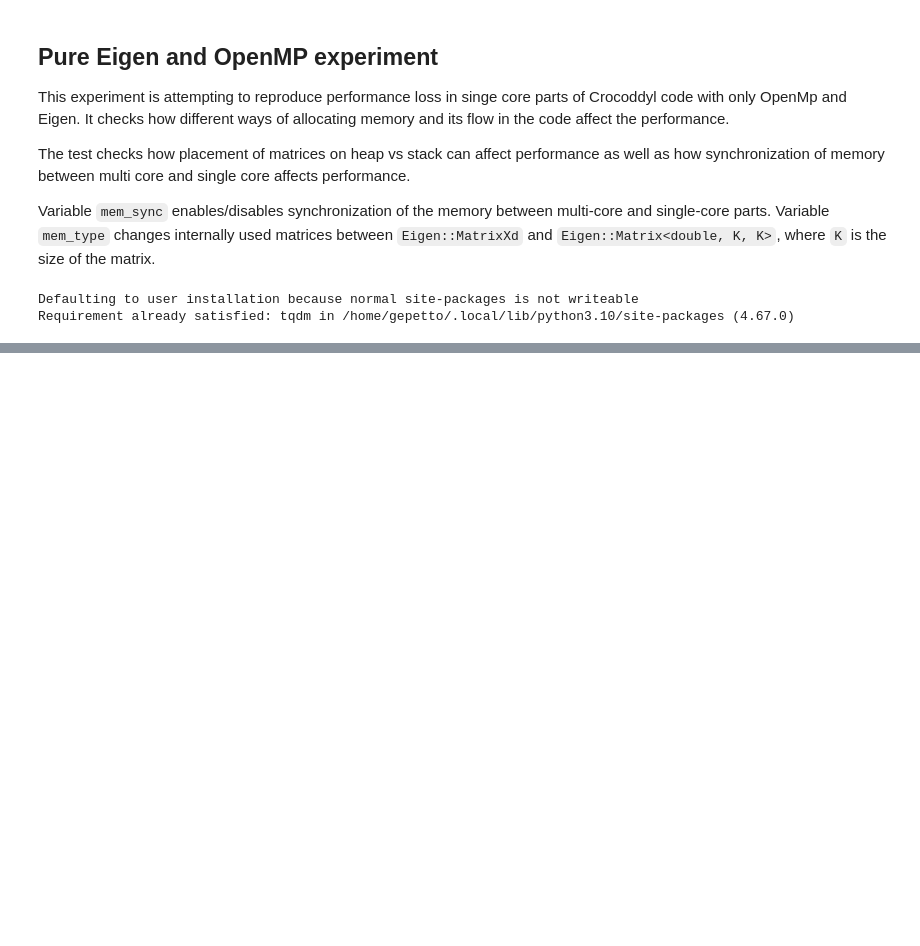
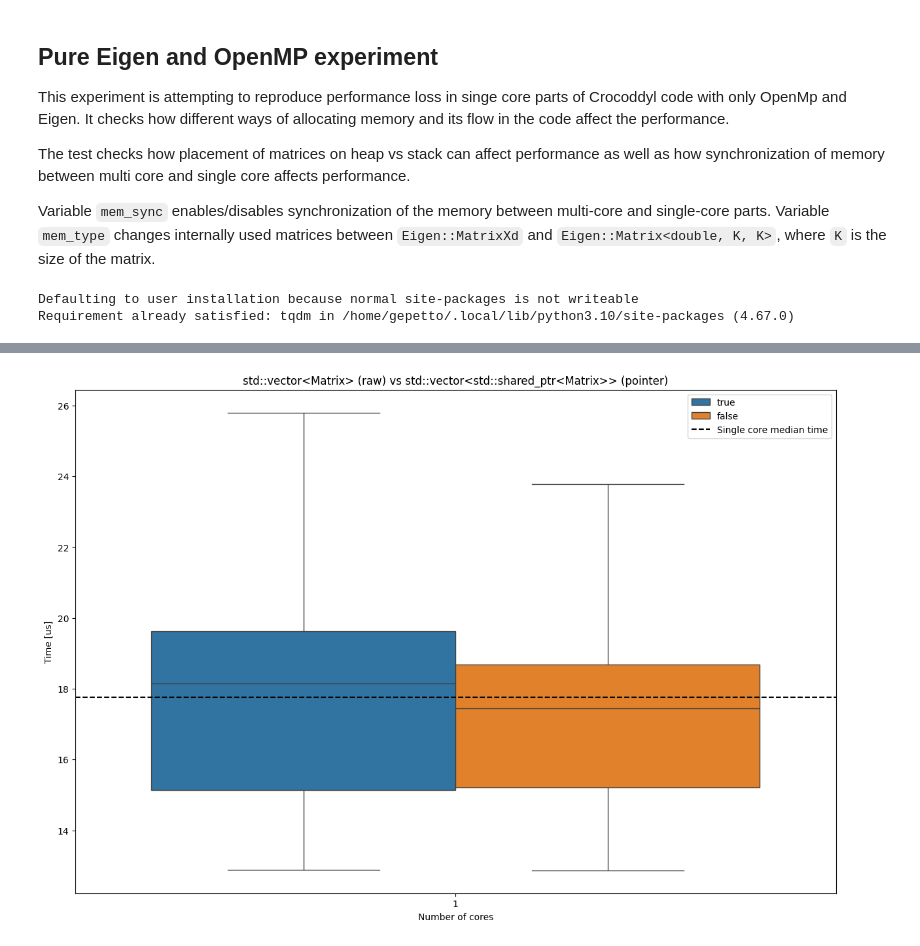
Before and after one commit to Kotochleb/crocoddyl-multithreading-benchmark, a Jupyter notebook: experiments/pure_eigen_openmp/notebooks/pure_eigen_openmp.ipynb, the cells around one changed output, grey strips where cells are left out. Saved outputs shown, nothing was run; the diff lists cells and outputs as text; code cells hidden in the pictures; blank space fills up the shorter version.

```diff
--- a/experiments/pure_eigen_openmp/notebooks/pure_eigen_openmp.ipynb
+++ b/experiments/pure_eigen_openmp/notebooks/pure_eigen_openmp.ipynb
@@ -116,0 +129,39 @@ legend = axs.legend()
+# %%
+fig, axs = plt.subplots(1, 1, sharex=True)
+fig.set_figheight(10)
+fig.set_figwidth(15)
+
+sync_mem = False
+access_type = "raw"
+alignment_type = "static"
+access = "raw"
+
+sns.boxplot(
+    data=df[
+        (df["sync_mem"] == sync_mem)
+        & (df["alignment"] == alignment_type)
+        & (df["access"] == access)
+        & (df["nthreads"] == 1)
+    ],
+    x="nthreads",
+    y="time",
+    hue="use_openmp",
+    showfliers=False,
+    ax=axs,
+)
+
+df_base = df[df["nthreads"] == 1]
+line = df_base[
+    (df_base["sync_mem"] == sync_mem) & (df_base["alignment"] == alignment_type)
+]["time"].median()
+axs.axhline(y=line, color="k", linestyle="--", label="Single core median time")
+
+axs.set(
+    xlabel="Number of cores",
+    ylabel="Time [us]",
+    title="std::vector<Matrix> (raw) vs std::vector<std::shared_ptr<Matrix>> (pointer)",
+)
+
+legend = axs.legend()
+# %% [output]
+[figure, added]
```
Also changed, not shown: parts of 3 cells of this notebook, 2 other files.
